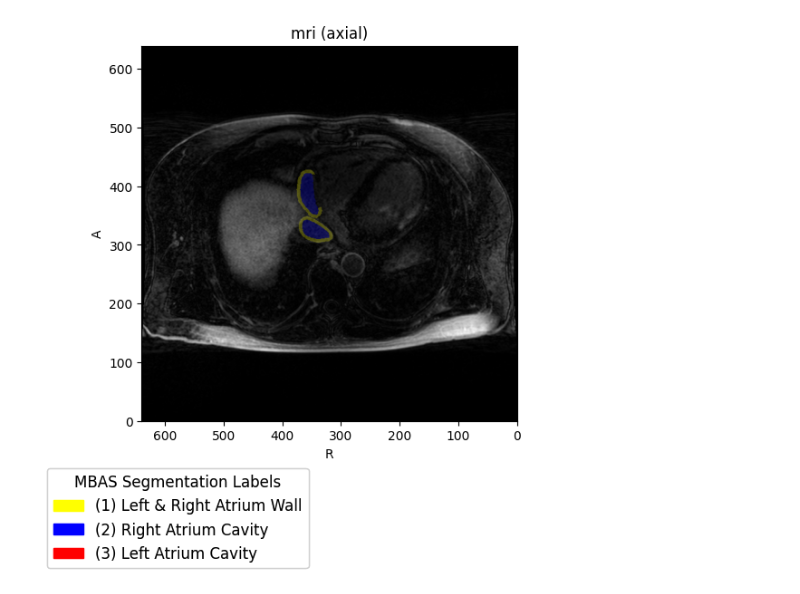
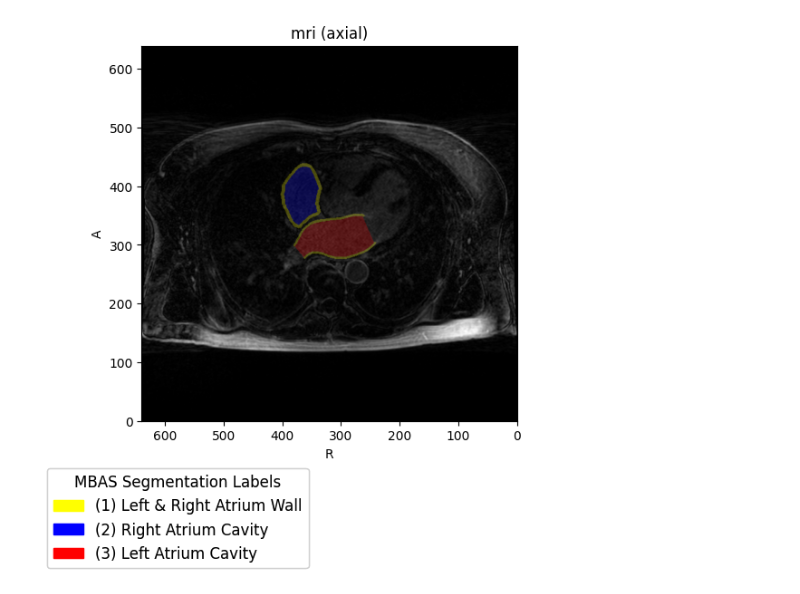
Before and after one commit to anenbergb/MBAS, a Jupyter notebook: notebooks/2024-06-12-verify-labels.ipynb, the cells around one changed output. Cells and saved outputs as stored; diff of their text form; code cells hidden in the pictures.

```diff
--- a/notebooks/2024-06-12-verify-labels.ipynb
+++ b/notebooks/2024-06-12-verify-labels.ipynb
@@ -33,14 +38,14 @@ subject = make_subject(
 # %%
 plot_subject_with_label(
     subject,
     show=True,
     add_metadata=False,
     add_segmentation_legend=True,
     single_axis="axial",
     label_key="label",
     cmap="mbas",
-    indices = (300, 300, 8),
+    indices = (300, 300, 20),
 #     figsize=(10,3)
 );
 # %% [output]
-[figure, old version]
+[figure, new version]
```
Also changed, not shown: parts of 2 cells of this notebook, 6 other files.
